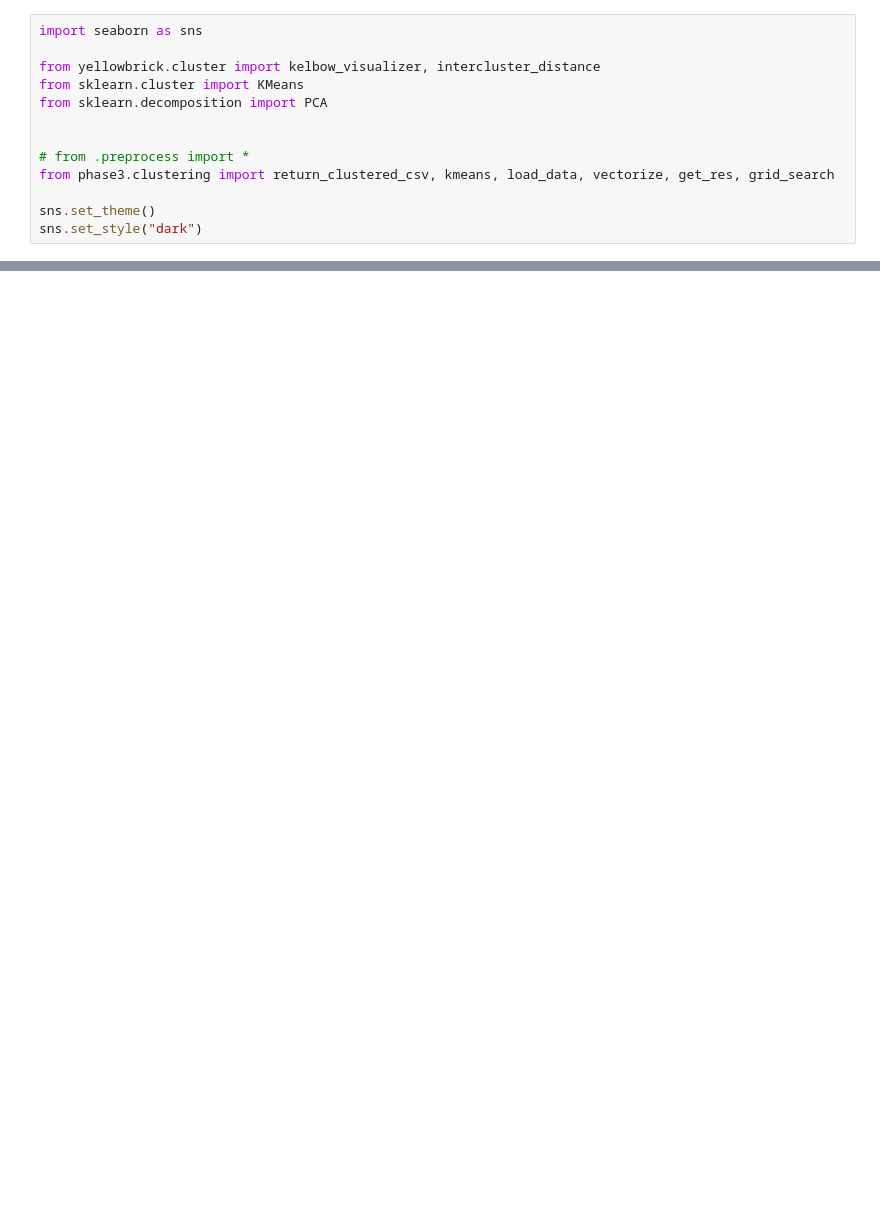
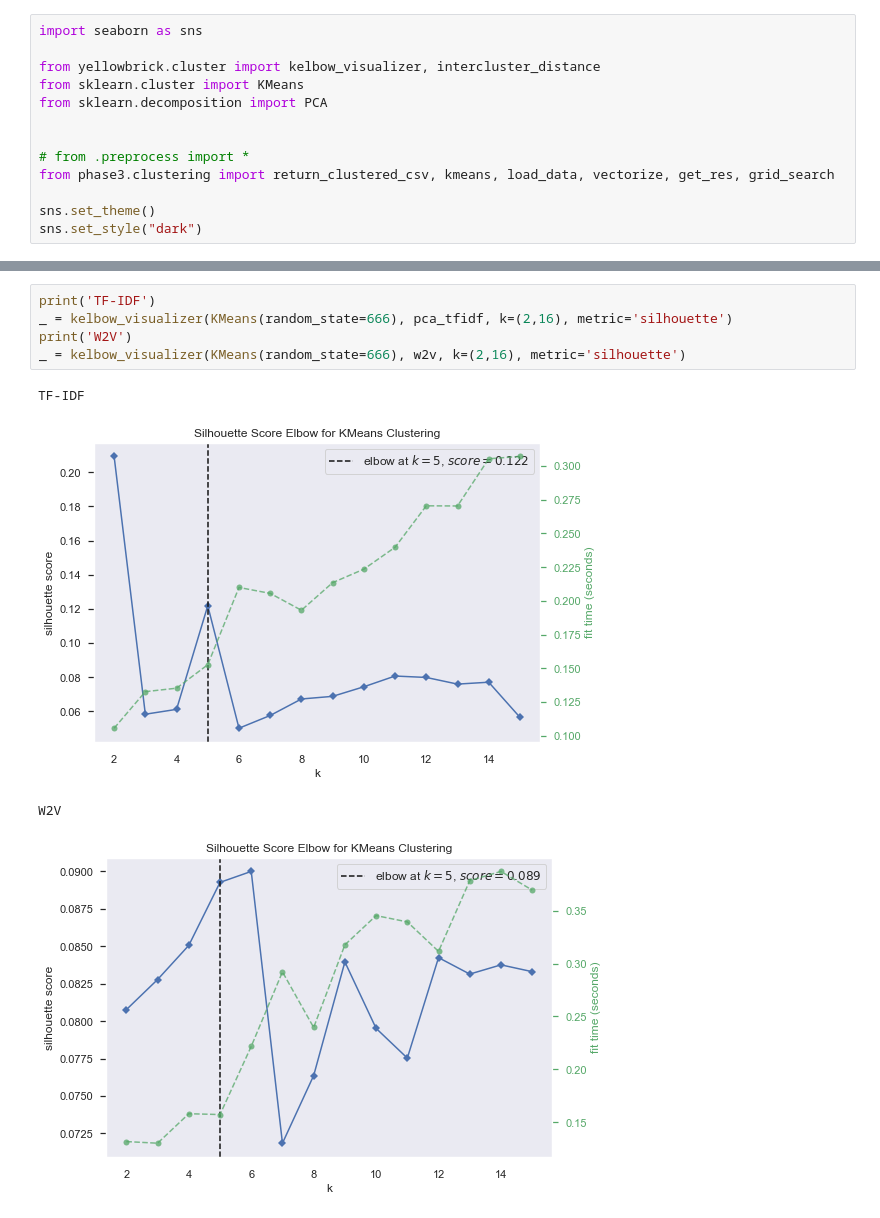
Before and after one commit to NimaFathi/CE40324-MIR, a Jupyter notebook: charts.ipynb, the cells around one changed output, grey strips where cells are left out. Drawn from its saved outputs; the diff is of its cells as text; blank space fills up the shorter version.

```diff
--- a/charts.ipynb
+++ b/charts.ipynb
@@ -46,0 +47,10 @@ get_res(return_clustered_csv(data, kmeans, pca_tfidf, w2v, options=dict(random_s
+# %%
+print('TF-IDF')
+_ = kelbow_visualizer(KMeans(random_state=666), pca_tfidf, k=(2,16), metric='silhouette')
+print('W2V')
+_ = kelbow_visualizer(KMeans(random_state=666), w2v, k=(2,16), metric='silhouette')
+# %% [output]
+TF-IDF
+[figure, added]
+W2V
+[figure, added]
```
Also changed, not shown: parts of 13 cells of this notebook, 1 other file.
